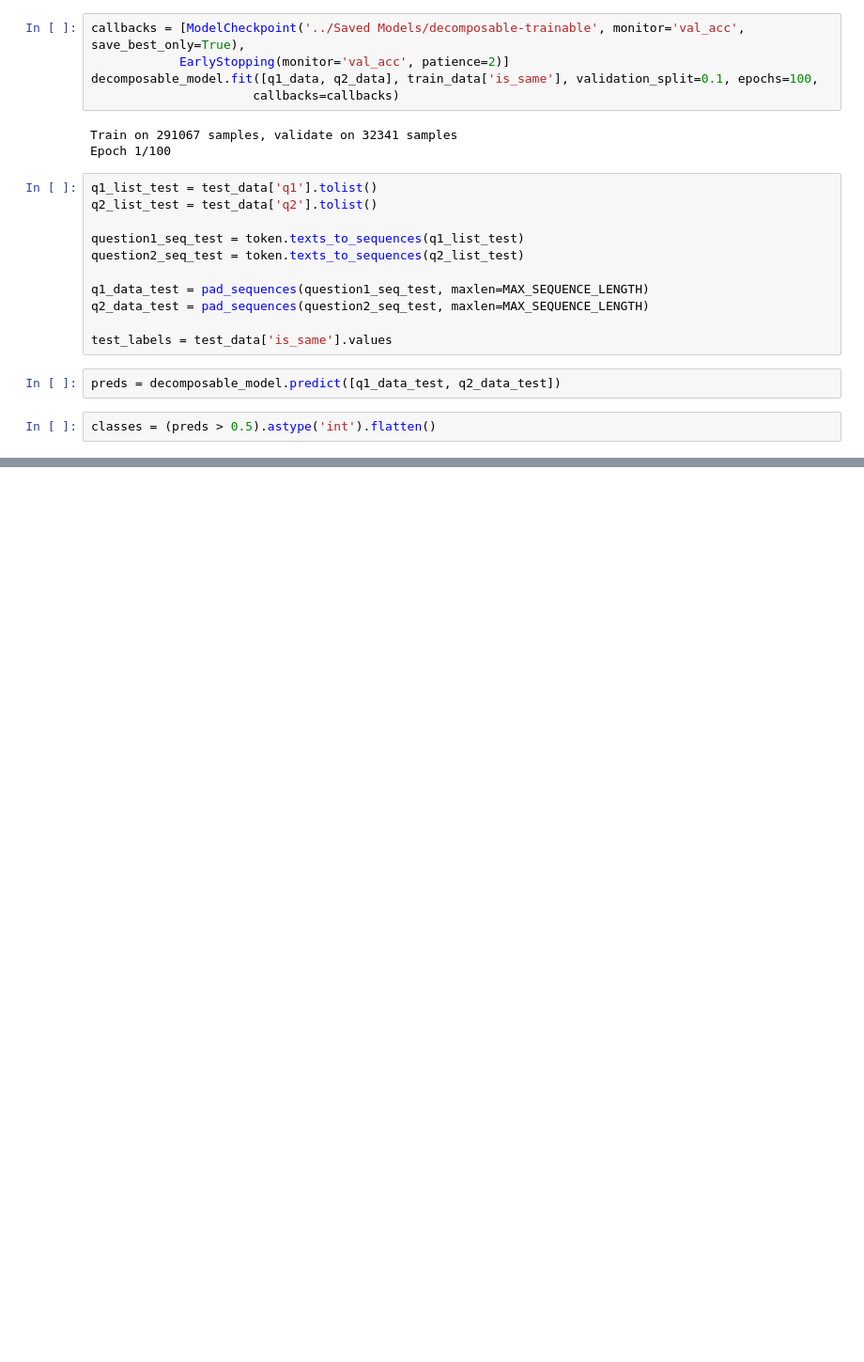
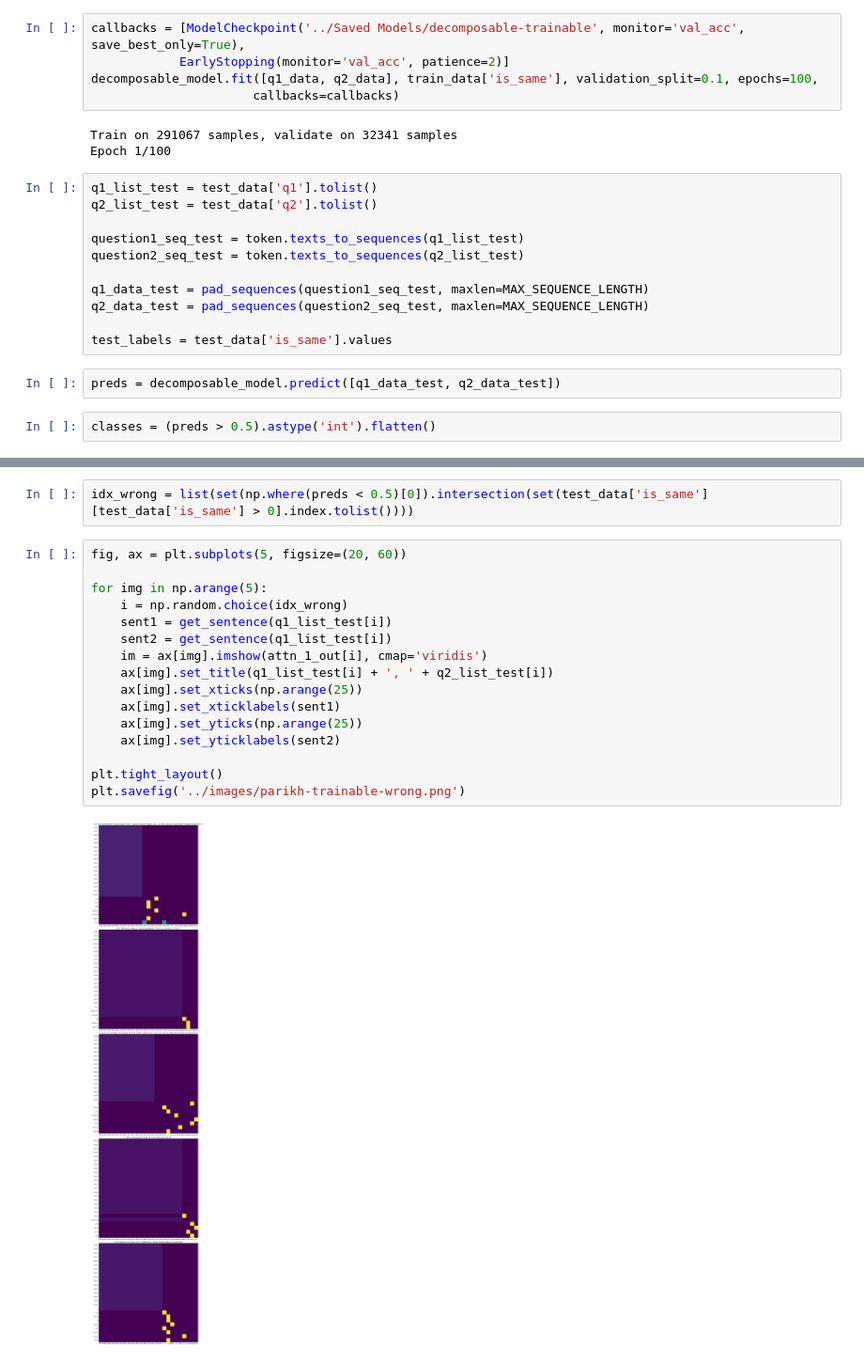
Before and after one commit to dmadeka/Quora-NLP, a Jupyter notebook: Notebooks/Decomposable Attention - Trainable Embeddings.ipynb, the cells around one changed output, grey strips where cells are left out. Shown: that part at 94% size. Cells and saved outputs as stored; diff of their text form; blank space fills up the shorter version.

```diff
--- a/Notebooks/Decomposable Attention - Trainable Embeddings.ipynb
+++ b/Notebooks/Decomposable Attention - Trainable Embeddings.ipynb
@@ -100,0 +148,20 @@ generate_report(test_labels, classes.flatten(), preds.flatten())
+# %%
+idx_wrong = list(set(np.where(preds < 0.5)[0]).intersection(set(test_data['is_same'][test_data['is_same'] > 0].index.tolist())))
+# %%
+fig, ax = plt.subplots(5, figsize=(20, 60))
+
+for img in np.arange(5):
+    i = np.random.choice(idx_wrong)
+    sent1 = get_sentence(q1_list_test[i])
+    sent2 = get_sentence(q1_list_test[i])
+    im = ax[img].imshow(attn_1_out[i], cmap='viridis')
+    ax[img].set_title(q1_list_test[i] + ', ' + q2_list_test[i])
+    ax[img].set_xticks(np.arange(25))
+    ax[img].set_xticklabels(sent1)
+    ax[img].set_yticks(np.arange(25))
+    ax[img].set_yticklabels(sent2)
+
+plt.tight_layout()
+plt.savefig('../images/parikh-trainable-wrong.png')
+# %% [output]
+[figure, added]
```
Also changed, not shown: parts of 8 cells of this notebook.
